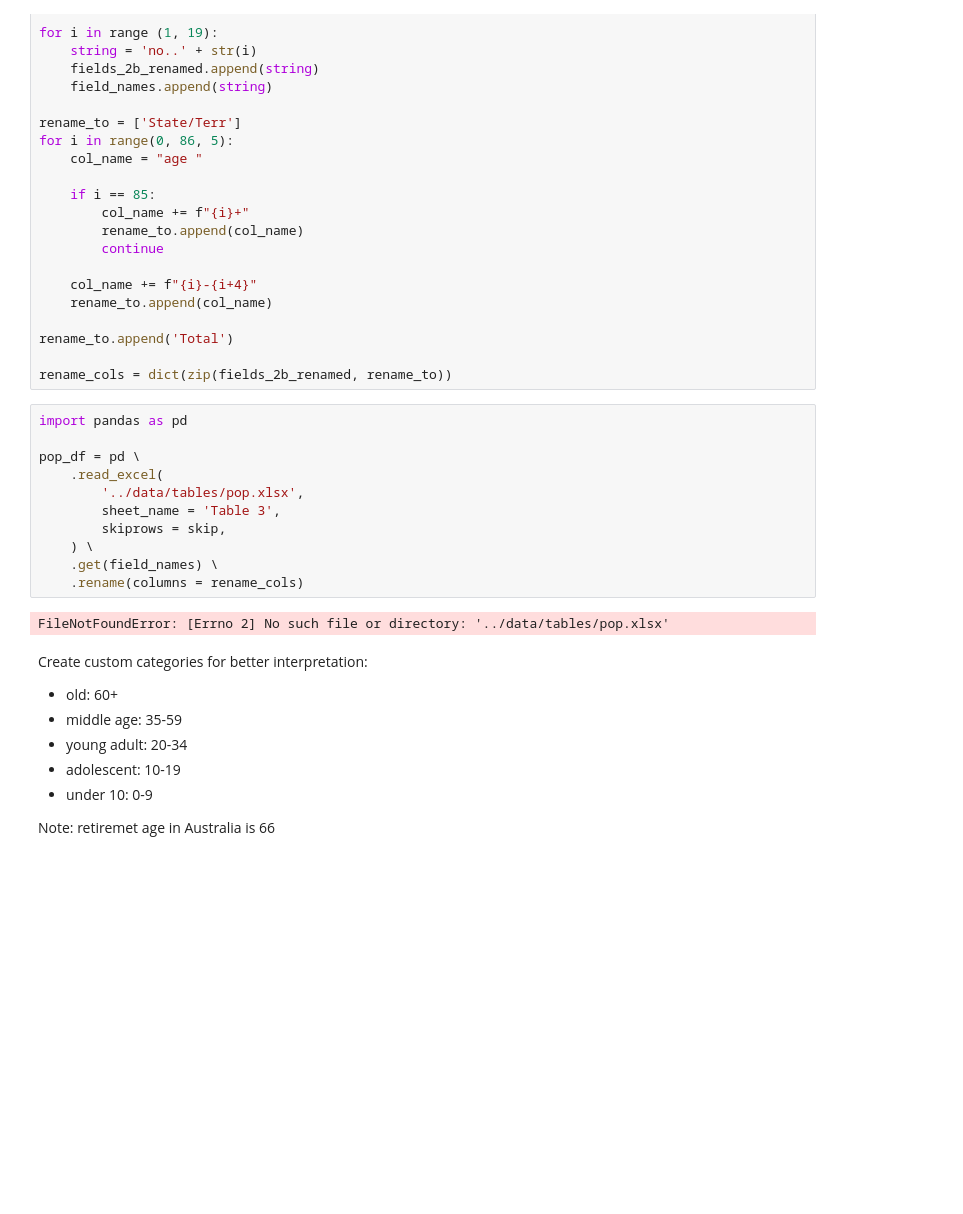
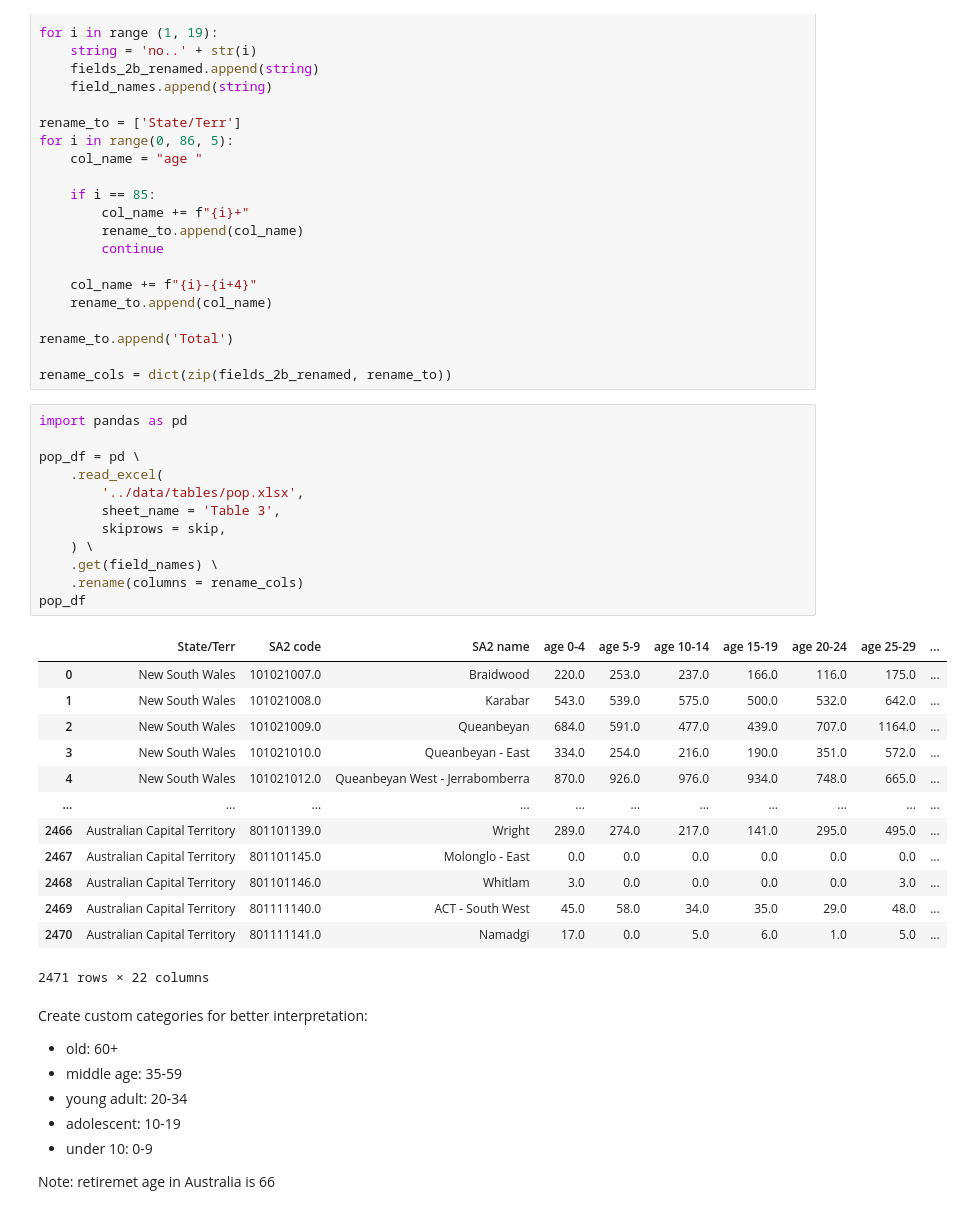
Before and after one commit to MAST30034-Applied-Data-Science/generic-buy-now-pay-later-project-group-35, a Jupyter notebook: notebooks/2 analysis.ipynb, the cells around one changed output. Saved outputs shown, nothing was run; the diff lists cells and outputs as text; blank space fills up the shorter version.

```diff
--- a/notebooks/2 analysis.ipynb
+++ b/notebooks/2 analysis.ipynb
@@ -806,16 +845,29 @@ rename_cols = dict(zip(fields_2b_renamed, rename_to))
 # %%
 import pandas as pd
 
 pop_df = pd \
     .read_excel(
         '../data/tables/pop.xlsx',
         sheet_name = 'Table 3',
         skiprows = skip,
     ) \
     .get(field_names) \
     .rename(columns = rename_cols)
+pop_df
 # %% [output]
+|  | State/Terr | SA2 code | SA2 name | age 0-4 | age 5-9 | age 10-14 | age 15-19 | age 20-24 | age 25-29 | ... |
+| 0 | New South Wales | 101021007.0 | Braidwood | 220.0 | 253.0 | 237.0 | 166.0 | 116.0 | 175.0 | ... |
+| 1 | New South Wales | 101021008.0 | Karabar | 543.0 | 539.0 | 575.0 | 500.0 | 532.0 | 642.0 | ... |
+| 2 | New South Wales | 101021009.0 | Queanbeyan | 684.0 | 591.0 | 477.0 | 439.0 | 707.0 | 1164.0 | ... |
+| 3 | New South Wales | 101021010.0 | Queanbeyan - East | 334.0 | 254.0 | 216.0 | 190.0 | 351.0 | 572.0 | ... |
+| 4 | New South Wales | 101021012.0 | Queanbeyan West - Jerrabomberra | 870.0 | 926.0 | 976.0 | 934.0 | 748.0 | 665.0 | ... |
+| ... | ... | ... | ... | ... | ... | ... | ... | ... | ... | ... |
+| 2466 | Australian Capital Territory | 801101139.0 | Wright | 289.0 | 274.0 | 217.0 | 141.0 | 295.0 | 495.0 | ... |
+| 2467 | Australian Capital Territory | 801101145.0 | Molonglo - East | 0.0 | 0.0 | 0.0 | 0.0 | 0.0 | 0.0 | ... |
+| 2468 | Australian Capital Territory | 801101146.0 | Whitlam | 3.0 | 0.0 | 0.0 | 0.0 | 0.0 | 3.0 | ... |
+| 2469 | Australian Capital Territory | 801111140.0 | ACT - South West | 45.0 | 58.0 | 34.0 | 35.0 | 29.0 | 48.0 | ... |
+| 2470 | Australian Capital Territory | 801111141.0 | Namadgi | 17.0 | 0.0 | 5.0 | 6.0 | 1.0 | 5.0 | ... |
-FileNotFoundError: [Errno 2] No such file or directory: '../data/tables/pop.xlsx'
+2471 rows × 22 columns
 # %% [markdown]
 Create custom categories for better interpretation:
 - old: 60+
```
Also changed, not shown: parts of 9 cells of this notebook, 2 other files.
